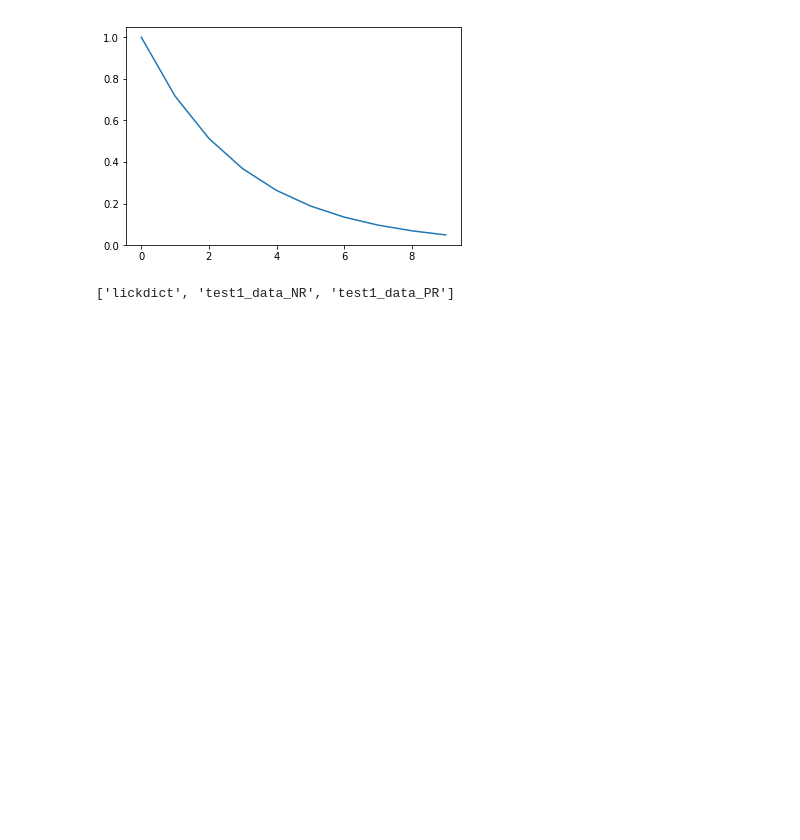
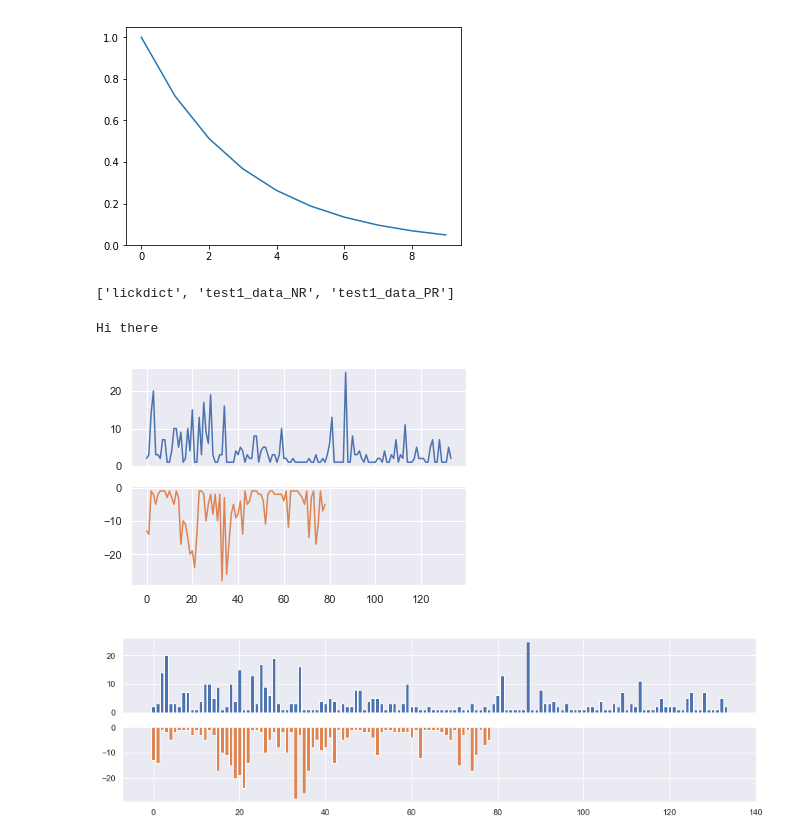
Before and after one commit to mccutcheonlab/lickmodel, a Jupyter notebook: notebooks/lickmodel.ipynb, the cells around one changed output. Cells and saved outputs as stored; diff of their text form; code cells hidden in the pictures; blank space fills up the shorter version.

```diff
--- a/notebooks/lickmodel.ipynb
+++ b/notebooks/lickmodel.ipynb
@@ -429,3 +430,28 @@ ax.plot(lick_array, next_lick_p)
 %who_ls dict
 # %% [output]
 ['lickdict', 'test1_data_NR', 'test1_data_PR']
+# %%
+def violinburstFig(lickdata, ax=[]):
+    current_palette = sns.color_palette()
+
+    print('Hi there')
+
+    casbursts = lickdata['bursts'][1][1:]
+    maltbursts = [x*-1 for x in lickdata['bursts'][0][1:]]
+
+    f, ax = plt.subplots(nrows=2, sharex=True)
+    ax[0].plot(casbursts, color=current_palette[0])
+    ax[1].plot(maltbursts, color=current_palette[1])
+
+    f2, ax = plt.subplots(nrows=2, figsize=(15,4), sharex=True)
+    ax[0].bar(np.arange(len(casbursts)), casbursts, color=current_palette[0])
+    ax[1].bar(np.arange(len(maltbursts)),maltbursts, color=current_palette[1])
+
+    #calculate
+
+
+violinburstFig(lickdata)
+# %% [output]
+Hi there
+[figure, added]
+[figure, added]
```
Also changed, not shown: parts of 16 cells of this notebook.
